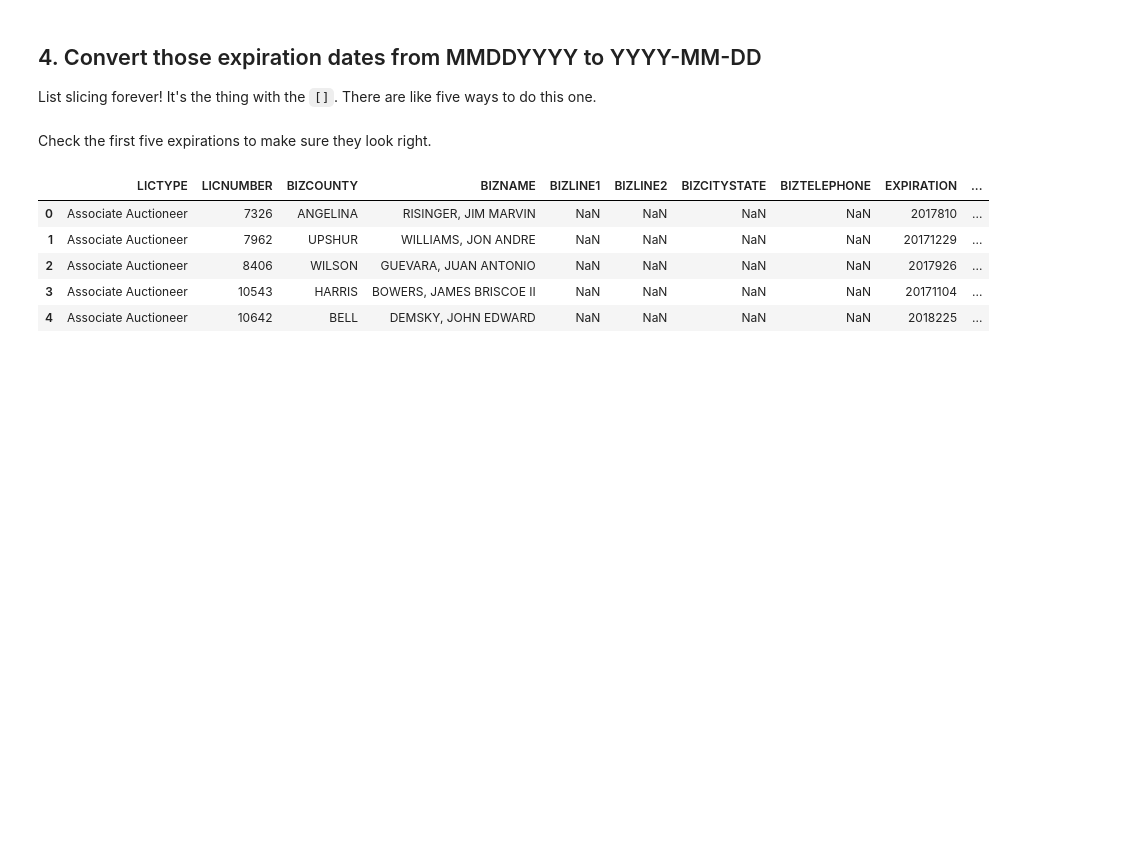
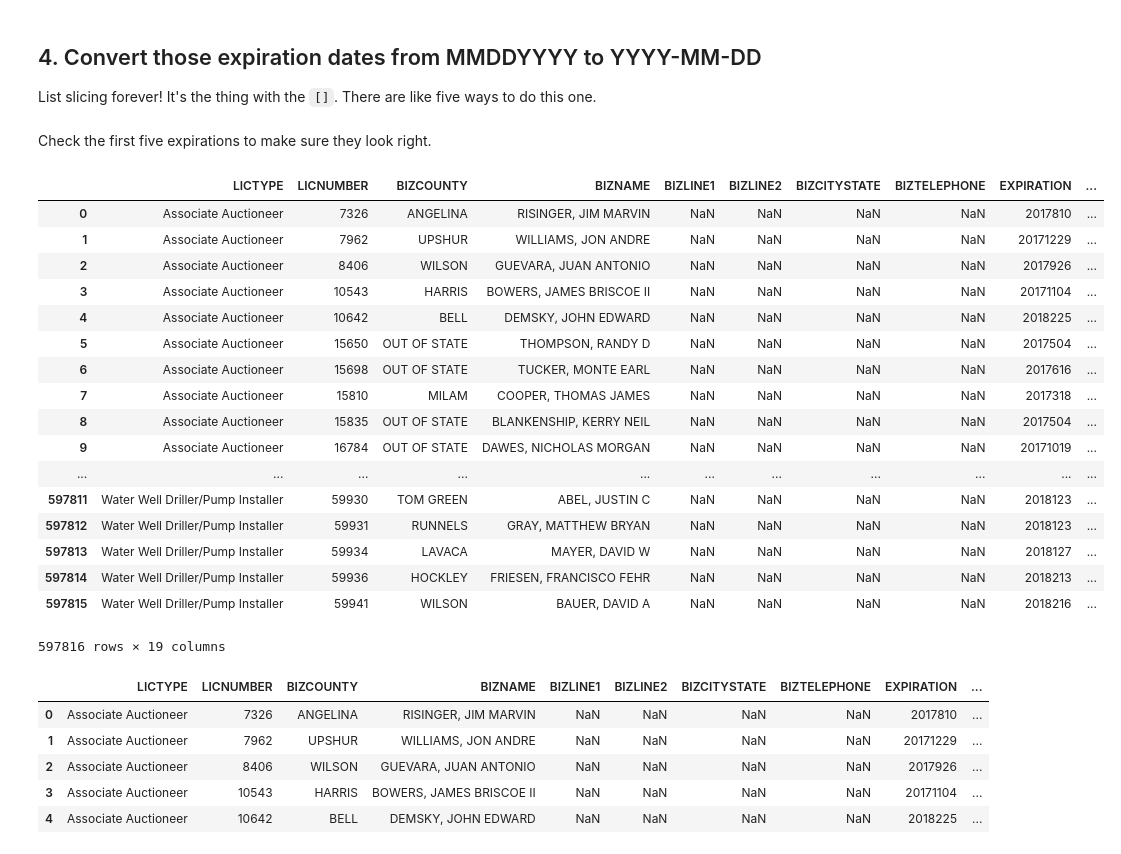
Before and after one commit to mingligraphics/foundations_homework, a Jupyter notebook: 07-homework/licensing/Licenses.ipynb, the cells around one changed output. Drawn from its saved outputs; the diff is of its cells as text; code cells hidden in the pictures; blank space fills up the shorter version.

```diff
--- a/07-homework/licensing/Licenses.ipynb
+++ b/07-homework/licensing/Licenses.ipynb
@@ -105,6 +107,27 @@ df['EXPIRATION'] = df.EXPIRATION.str[-4:] + df.EXPIRATION.str[:-4]
 Check the first five expirations to make sure they look right.
 # %%
 # df['EXPIRATION'] = pd.to_datetime(df.EXPIRATION, format='%Y-%-m-%d')
+# %%
+df
+# %% [output]
+|  | LICTYPE | LICNUMBER | BIZCOUNTY | BIZNAME | BIZLINE1 | BIZLINE2 | BIZCITYSTATE | BIZTELEPHONE | EXPIRATION | ... |
+| 0 | Associate Auctioneer | 7326 | ANGELINA | RISINGER, JIM MARVIN | NaN | NaN | NaN | NaN | 2017810 | ... |
+| 1 | Associate Auctioneer | 7962 | UPSHUR | WILLIAMS, JON ANDRE | NaN | NaN | NaN | NaN | 20171229 | ... |
+| 2 | Associate Auctioneer | 8406 | WILSON | GUEVARA, JUAN ANTONIO | NaN | NaN | NaN | NaN | 2017926 | ... |
+| 3 | Associate Auctioneer | 10543 | HARRIS | BOWERS, JAMES BRISCOE II | NaN | NaN | NaN | NaN | 20171104 | ... |
+| 4 | Associate Auctioneer | 10642 | BELL | DEMSKY, JOHN EDWARD | NaN | NaN | NaN | NaN | 2018225 | ... |
+| 5 | Associate Auctioneer | 15650 | OUT OF STATE | THOMPSON, RANDY D | NaN | NaN | NaN | NaN | 2017504 | ... |
+| 6 | Associate Auctioneer | 15698 | OUT OF STATE | TUCKER, MONTE EARL | NaN | NaN | NaN | NaN | 2017616 | ... |
+| 7 | Associate Auctioneer | 15810 | MILAM | COOPER, THOMAS JAMES | NaN | NaN | NaN | NaN | 2017318 | ... |
+| 8 | Associate Auctioneer | 15835 | OUT OF STATE | BLANKENSHIP, KERRY NEIL | NaN | NaN | NaN | NaN | 2017504 | ... |
+| 9 | Associate Auctioneer | 16784 | OUT OF STATE | DAWES, NICHOLAS MORGAN | NaN | NaN | NaN | NaN | 20171019 | ... |
+| ... | ... | ... | ... | ... | ... | ... | ... | ... | ... | ... |
+| 597811 | Water Well Driller/Pump Installer | 59930 | TOM GREEN | ABEL, JUSTIN C | NaN | NaN | NaN | NaN | 2018123 | ... |
+| 597812 | Water Well Driller/Pump Installer | 59931 | RUNNELS | GRAY, MATTHEW BRYAN | NaN | NaN | NaN | NaN | 2018123 | ... |
+| 597813 | Water Well Driller/Pump Installer | 59934 | LAVACA | MAYER, DAVID W | NaN | NaN | NaN | NaN | 2018127 | ... |
+| 597814 | Water Well Driller/Pump Installer | 59936 | HOCKLEY | FRIESEN, FRANCISCO FEHR | NaN | NaN | NaN | NaN | 2018213 | ... |
+| 597815 | Water Well Driller/Pump Installer | 59941 | WILSON | BAUER, DAVID A | NaN | NaN | NaN | NaN | 2018216 | ... |
+597816 rows × 19 columns
 # %%
 df.head()
 # %% [output]
```
Also changed, not shown: parts of 6 cells of this notebook.
